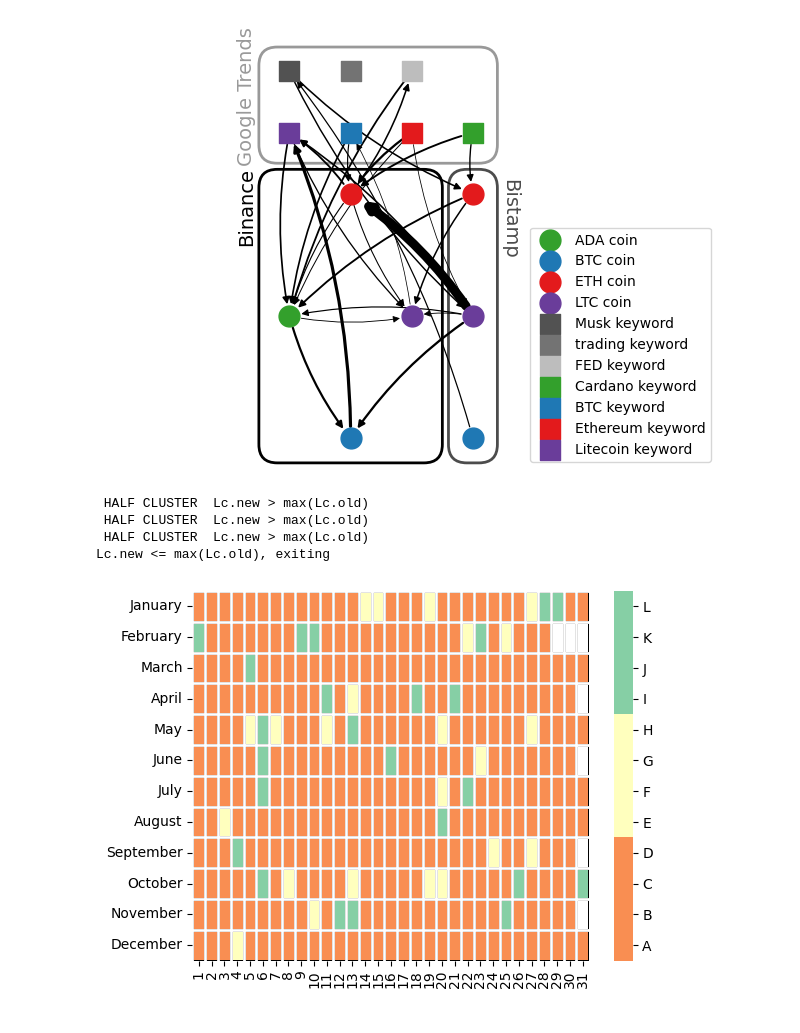
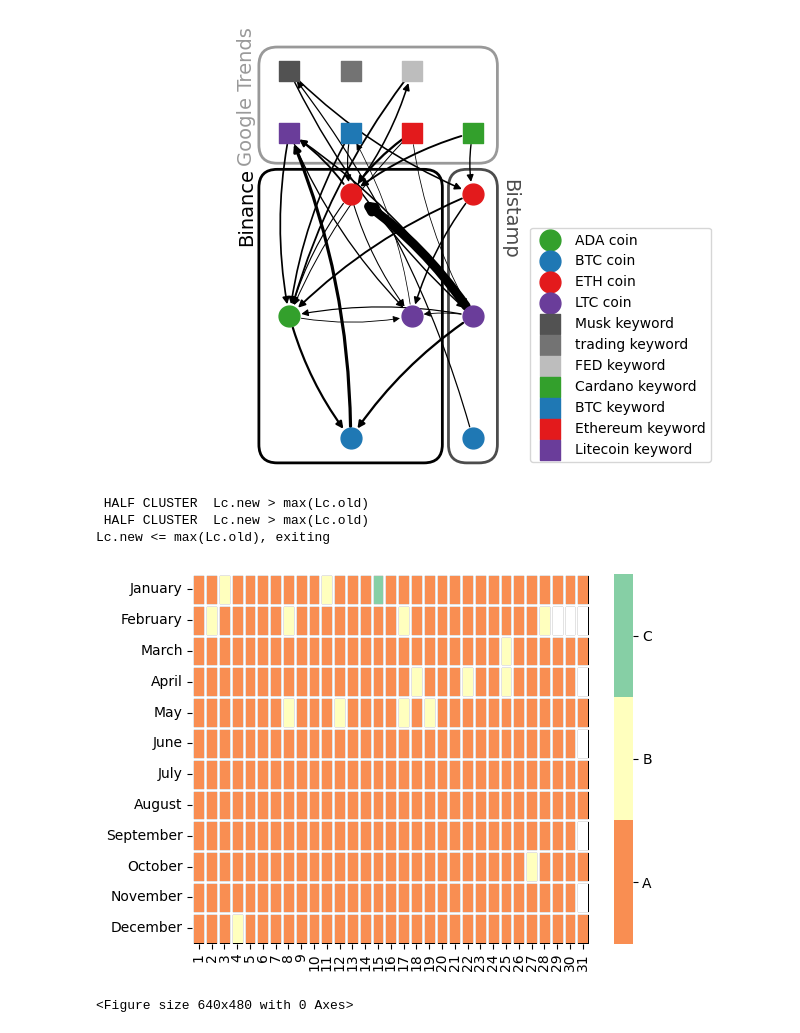
Before and after one commit to joanne-affolter/Financial-big-data, a Jupyter notebook: Results.ipynb, the cells around one changed output. Drawn from its saved outputs; the diff is of its cells as text; code cells hidden in the pictures.

```diff
--- a/Results.ipynb
+++ b/Results.ipynb
@@ -248,10 +248,10 @@ graph_adjacency_matrix, significant_edges_weights, node_name_list, node_degrees
 # %% [output]
 [figure]
 # %%
-llr.plot_giada_marsili_clustering(RMT_corrected=False)
+llr.plot_giada_marsili_clustering(RMT_corrected=True)
 # %% [output]
- HALF CLUSTER  Lc.new > max(Lc.old)
  HALF CLUSTER  Lc.new > max(Lc.old)
  HALF CLUSTER  Lc.new > max(Lc.old)
 Lc.new <= max(Lc.old), exiting
-[figure, old version]
+[figure, new version]
+<Figure size 640x480 with 0 Axes>
```
Also changed, not shown: parts of 1 cell of this notebook, 2 other files.
